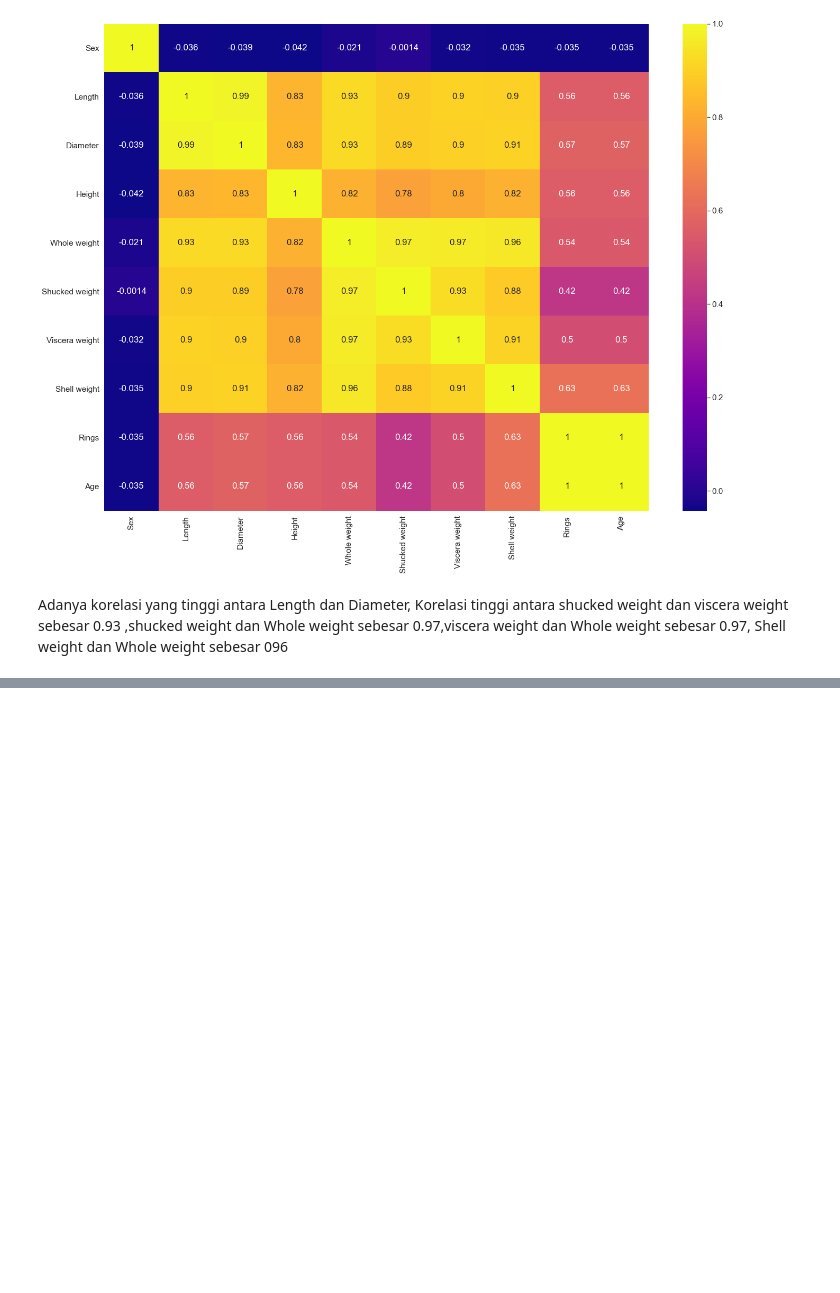
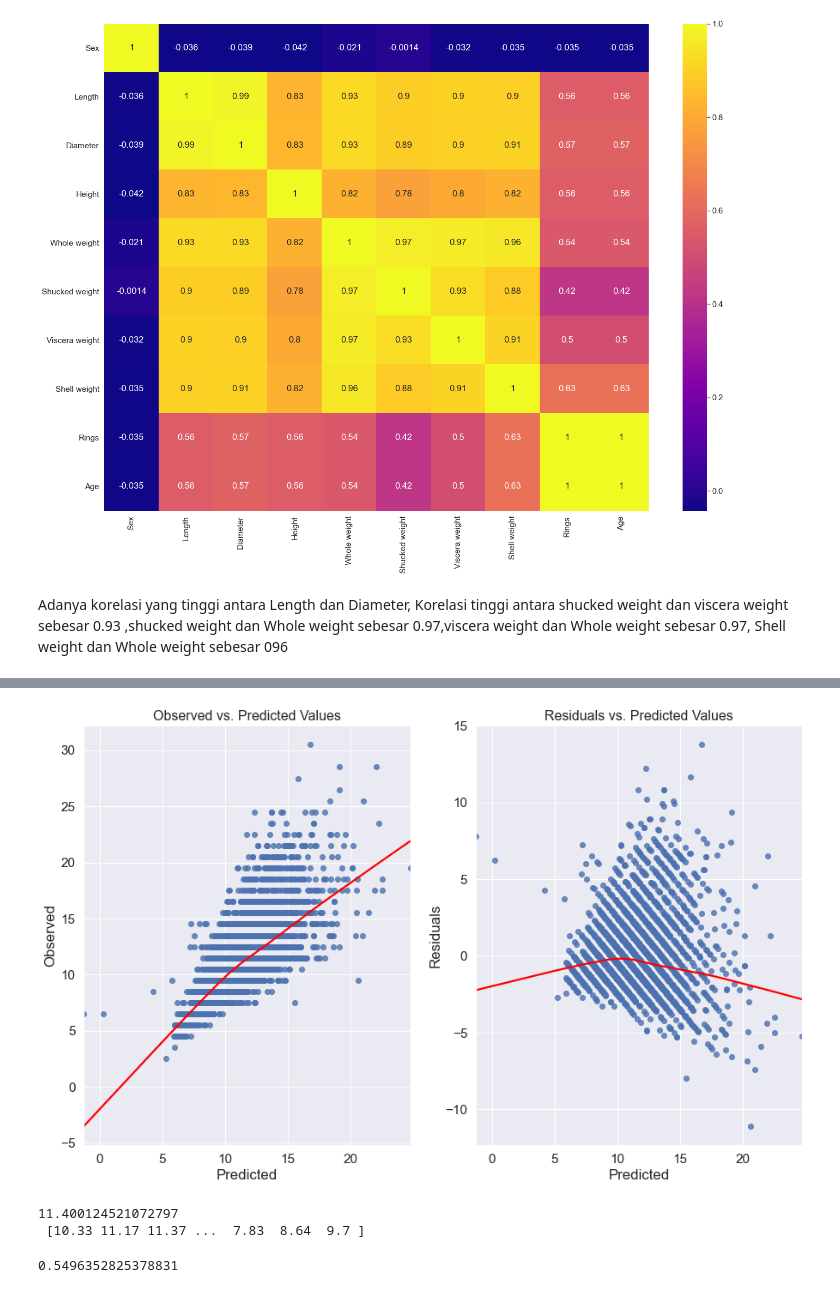
Before and after one commit to rahmaldrs/DSU_Project_2_supervised, a Jupyter notebook: Regresi.ipynb, the cells around one changed output, grey strips where cells are left out. Cells and saved outputs as stored; diff of their text form; code cells hidden in the pictures; blank space fills up the shorter version.

Commit message:
menambah model linier

```diff
--- a/Regresi.ipynb
+++ b/Regresi.ipynb
@@ -150,0 +206,11 @@ Adanya korelasi yang tinggi antara Length dan Diameter, Korelasi tinggi antara s
+# %%
+x = df.drop(['Age','Sex','Rings'], axis = 1)
+y = df.Age
+
+x_train,x_test,y_train,y_test = train_test_split(x,y,test_size=0.2, random_state = 0)
+lr = LinearRegression().fit(x_train,y_train)
+
+y_train_pred = lr.predict(x_train)
+y_test_pred = lr.predict(x_test)
+
+print(lr.score(x_test,y_test))
@@ -150,0 +219,7 @@ Adanya korelasi yang tinggi antara Length dan Diameter, Korelasi tinggi antara s
+# %%
+
+import statsmodels.api as sm
+
+X_constant = sm.add_constant(x)
+lin_reg = sm.OLS(y,X_constant).fit()
+lin_reg.summary()
@@ -150,0 +252,48 @@ Adanya korelasi yang tinggi antara Length dan Diameter, Korelasi tinggi antara s
+# %%
+sns.set_style('darkgrid')
+sns.mpl.rcParams['figure.figsize'] = (15.0, 9.0)
+
+def linearity_test(model, y):
+    '''
+    Function for visually inspecting the assumption of linearity in a linear regression model.
+    It plots observed vs. predicted values and residuals vs. predicted values.
+
+    Args:
+    * model - fitted OLS model from statsmodels
+    * y - observed values
+    '''
+    fitted_vals = model.predict()
+    resids = model.resid
+
+    fig, ax = plt.subplots(1,2)
+
+    sns.regplot(x=fitted_vals, y=y, lowess=True, ax=ax[0], line_kws={'color': 'red'})
+    ax[0].set_title('Observed vs. Predicted Values', fontsize=16)
+    ax[0].set(xlabel='Predicted', ylabel='Observed')
+
+    sns.regplot(x=fitted_vals, y=resids, lowess=True, ax=ax[1], line_kws={'color': 'red'})
+    ax[1].set_title('Residuals vs. Predicted Values', fontsize=16)
+    ax[1].set(xlabel='Predicted', ylabel='Residuals')
+
+linearity_test(lin_reg, y)
+# %% [output]
+[figure, added]
+# %%
+print(np.mean(y_pred),'\n',y_pred)
+# %% [output]
+11.400124521072797
+ [10.33 11.17 11.37 ...  7.83  8.64  9.7 ]
+# %%
+quad = PolynomialFeatures (degree = 2)
+x_quad = quad.fit_transform(x)
+
+x_train,x_test,y_train,y_test = train_test_split(x_quad,y,test_size=0.2, random_state = 0)
+
+plr = LinearRegression().fit(x_train,y_train)
+
+y_train_pred = plr.predict(x_train)
+y_test_pred = plr.predict(x_test)
+
+print(plr.score(x_test,y_test))
+# %% [output]
+0.5496352825378831
```
Also changed, not shown: parts of 20 cells of this notebook.
